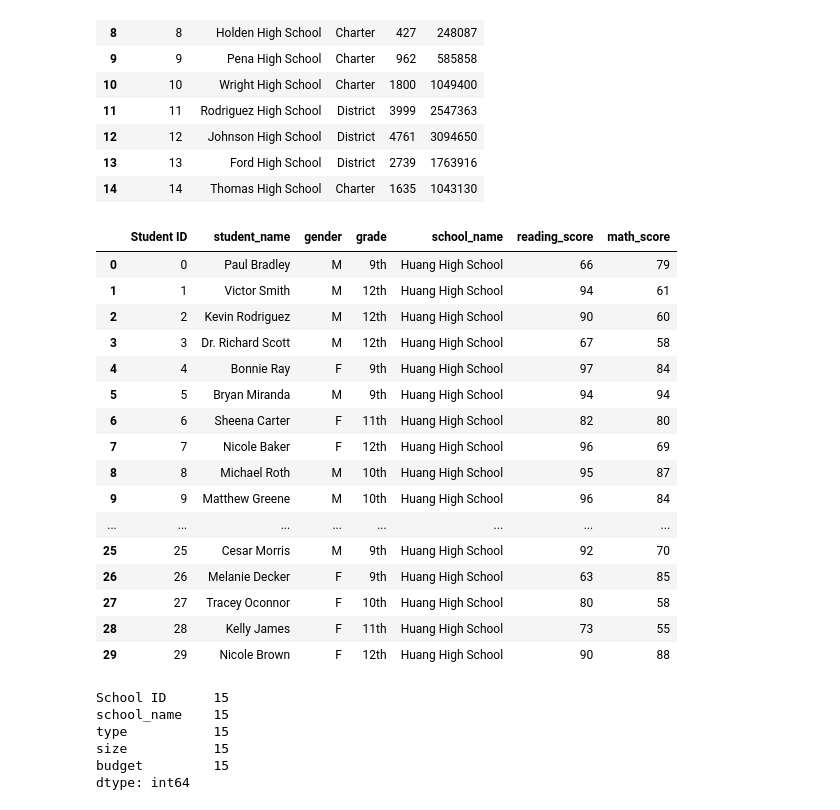
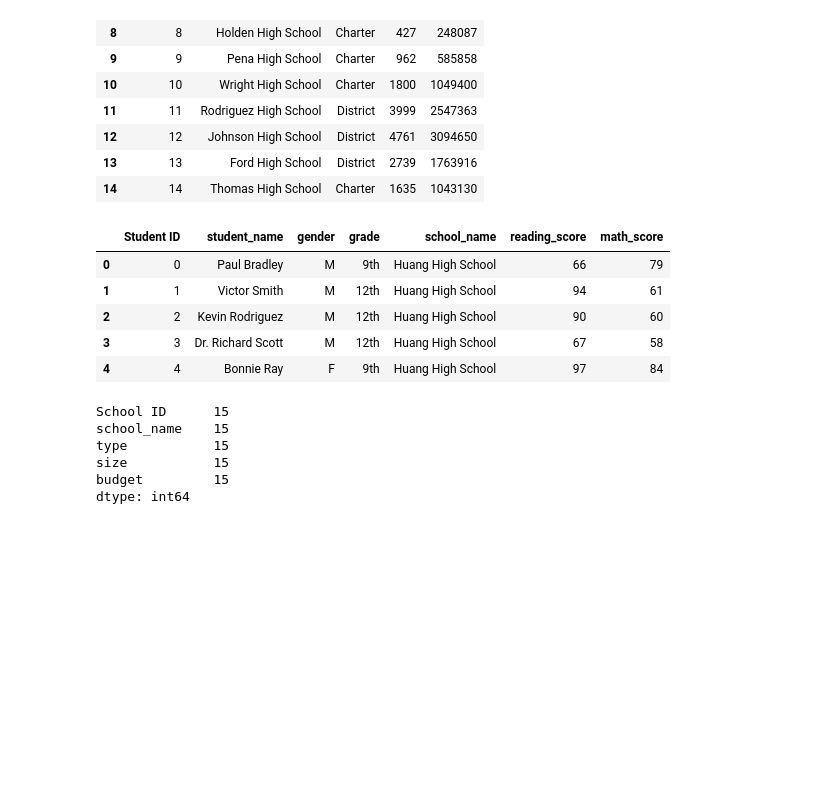
Before and after one commit to NadzeyaAudzeichuk/school-district-analysis, a Jupyter notebook: PyCitySchools.ipynb, the cells around one changed output. Drawn from its saved outputs; the diff is of its cells as text; code cells hidden in the pictures; blank space fills up the shorter version.

```diff
--- a/PyCitySchools.ipynb
+++ b/PyCitySchools.ipynb
@@ -29,25 +29,14 @@ school_data_df
 # %%
 # Read the student data file and store it in a Pandas DataFrame.
 student_data_df = pd.read_csv(student_data_to_load)
-student_data_df.head(30)
+student_data_df.head()
 # %% [output]
 |  | Student ID | student_name | gender | grade | school_name | reading_score | math_score |
 | 0 | 0 | Paul Bradley | M | 9th | Huang High School | 66 | 79 |
 | 1 | 1 | Victor Smith | M | 12th | Huang High School | 94 | 61 |
 | 2 | 2 | Kevin Rodriguez | M | 12th | Huang High School | 90 | 60 |
 | 3 | 3 | Dr. Richard Scott | M | 12th | Huang High School | 67 | 58 |
 | 4 | 4 | Bonnie Ray | F | 9th | Huang High School | 97 | 84 |
-| 5 | 5 | Bryan Miranda | M | 9th | Huang High School | 94 | 94 |
-| 6 | 6 | Sheena Carter | F | 11th | Huang High School | 82 | 80 |
-| 7 | 7 | Nicole Baker | F | 12th | Huang High School | 96 | 69 |
-| 8 | 8 | Michael Roth | M | 10th | Huang High School | 95 | 87 |
-| 9 | 9 | Matthew Greene | M | 10th | Huang High School | 96 | 84 |
-| ... | ... | ... | ... | ... | ... | ... | ... |
-| 25 | 25 | Cesar Morris | M | 9th | Huang High School | 92 | 70 |
-| 26 | 26 | Melanie Decker | F | 9th | Huang High School | 63 | 85 |
-| 27 | 27 | Tracey Oconnor | F | 10th | Huang High School | 80 | 58 |
-| 28 | 28 | Kelly James | F | 11th | Huang High School | 73 | 55 |
-| 29 | 29 | Nicole Brown | F | 12th | Huang High School | 90 | 88 |
 # %%
 # Count of the rows for each column containing data (NULL value not counted by default)
 school_data_df.count()
```
Also changed, not shown: parts of 21 cells of this notebook, 1 other file.
